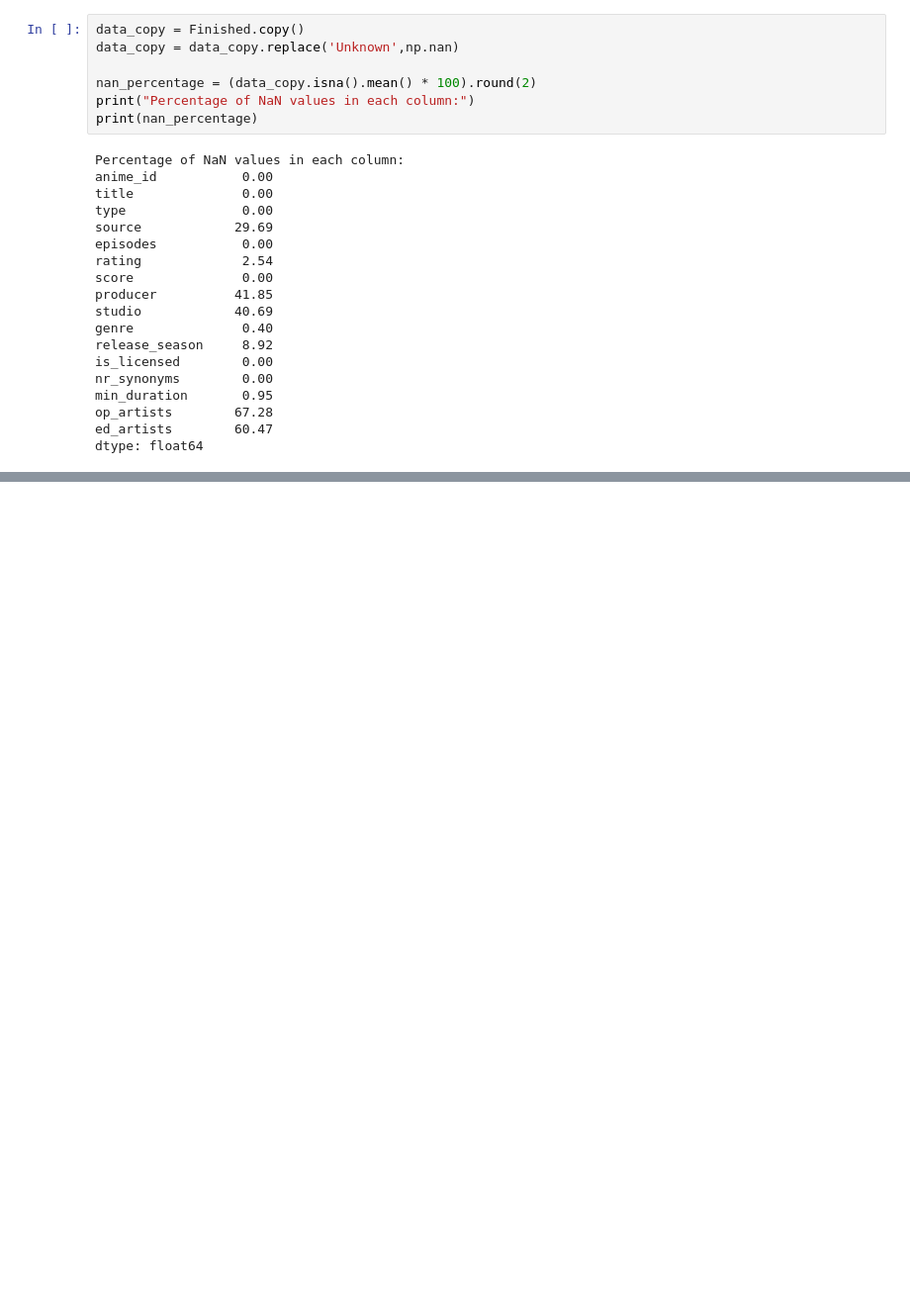
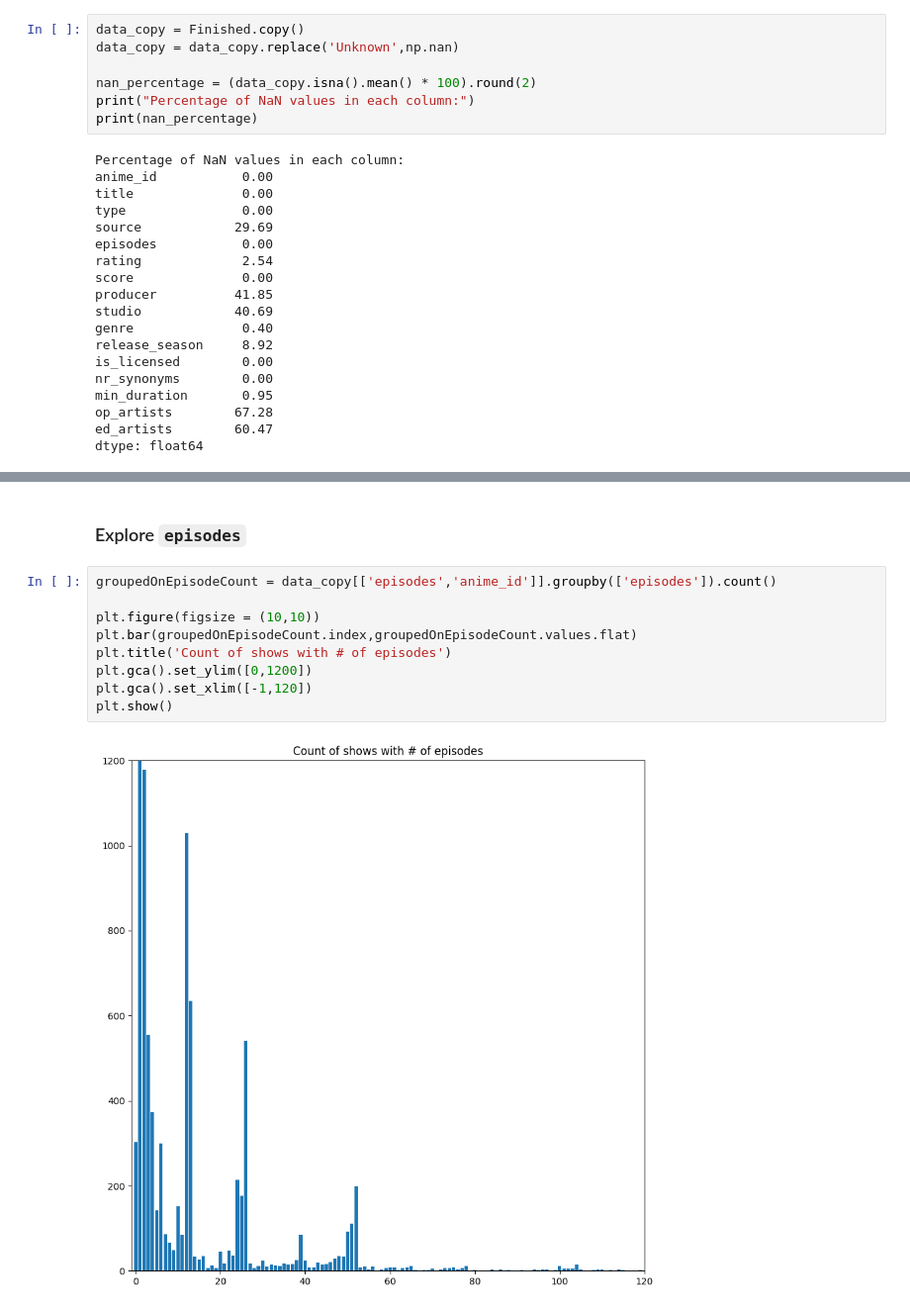
Before and after one commit to ymersod/MAL_Project, a Jupyter notebook: SimonSDataAnalyse.ipynb, the cells around one changed output, grey strips where cells are left out. Shown at 99% size. Cells and saved outputs as stored; diff of their text form; blank space fills up the shorter version.

```diff
--- a/SimonSDataAnalyse.ipynb
+++ b/SimonSDataAnalyse.ipynb
@@ -735,0 +774,13 @@ dtype: float64
+# %% [markdown]
+### Explore `episodes`
+# %%
+groupedOnEpisodeCount = data_copy[['episodes','anime_id']].groupby(['episodes']).count()
+
+plt.figure(figsize = (10,10))
+plt.bar(groupedOnEpisodeCount.index,groupedOnEpisodeCount.values.flat)
+plt.title('Count of shows with # of episodes')
+plt.gca().set_ylim([0,1200])
+plt.gca().set_xlim([-1,120])
+plt.show()
+# %% [output]
+[figure, added]
```
Also changed, not shown: parts of 25 cells of this notebook, 1 other file.
